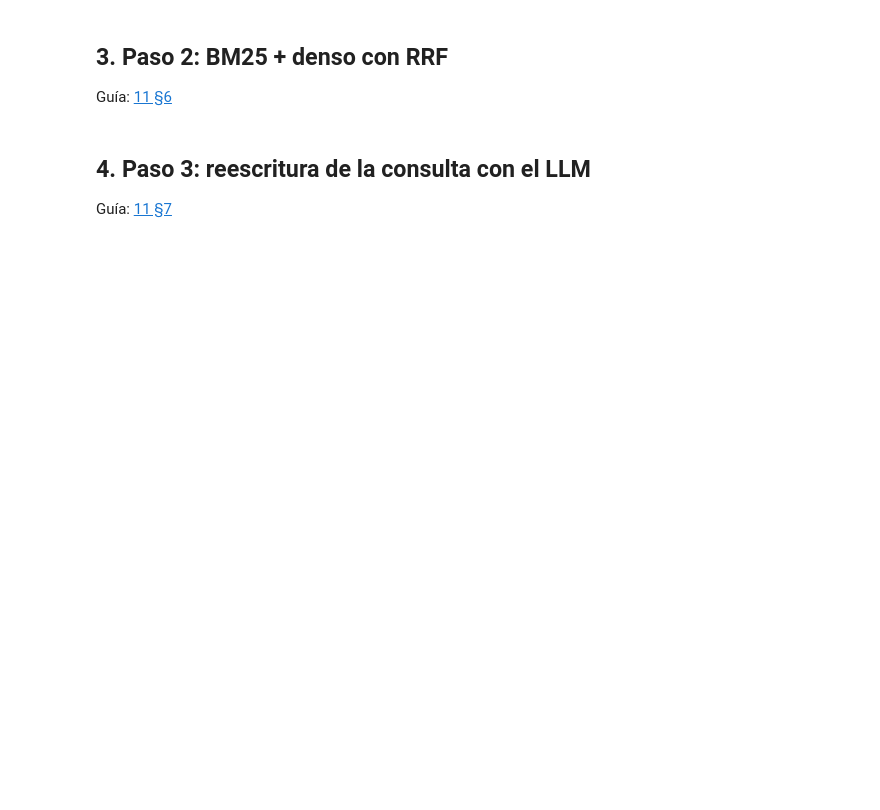
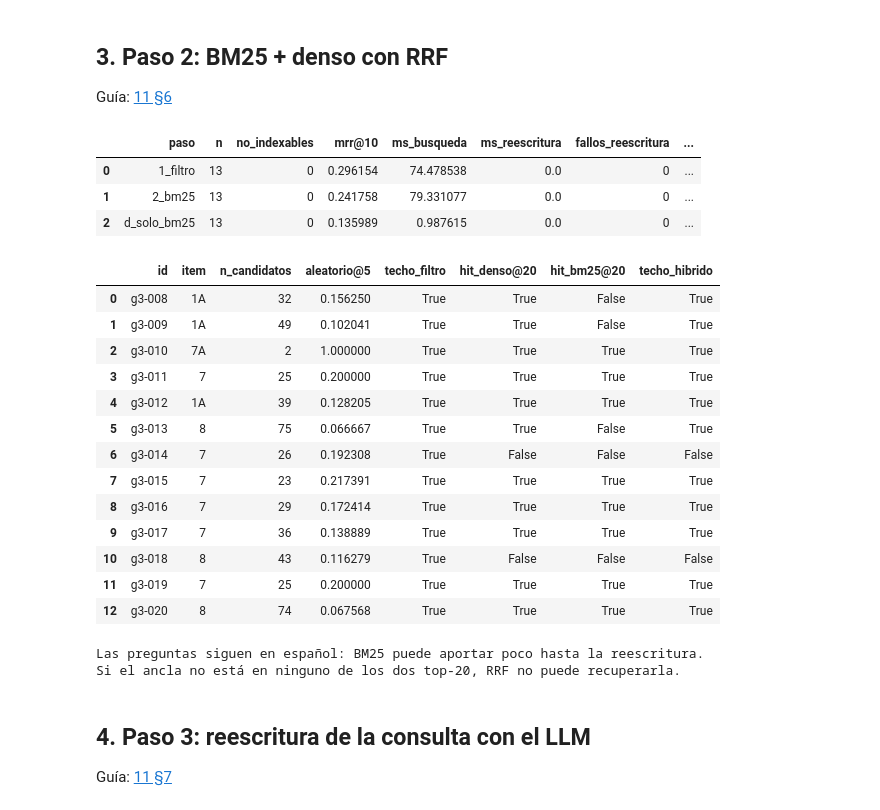
Before and after one commit to Romequinco/10k-financial-agent, a Jupyter notebook: notebooks/05_mejora_retrieval.ipynb, the cells around one changed output. Saved outputs shown, nothing was run; the diff lists cells and outputs as text; code cells hidden in the pictures; blank space fills up the shorter version.

```diff
--- a/notebooks/05_mejora_retrieval.ipynb
+++ b/notebooks/05_mejora_retrieval.ipynb
@@ -30,4 +100,22 @@ Guía: [11 §3–§4](../docs/11_skill_mejora_retrieval.md)
 
 Guía: [11 §5](../docs/11_skill_mejora_retrieval.md)
 # %%
-# TODO: ticker, fiscal_year e item
+# Los filtros oráculo vienen del golden: miden el potencial del filtro,
+# no la capacidad del agente de inferir empresa, ejercicio y sección.
+paso1 = evaluacion.medir_retrieval(golden, "1_filtro", DIRECTORIO,
+                                  reutilizar=REUTILIZAR_RANKINGS)
+display(pd.DataFrame([
+    {"paso": "0_denso", **evaluacion.resumir_retrieval(paso0, golden)},
+    {"paso": "1_filtro", **evaluacion.resumir_retrieval(paso1, golden)},
+]))
+meta = retrieval._leer_metadatos_cache()
+candidatos = pd.DataFrame([
+    {"id": p["id"], **evaluacion.filtros_oraculo(p),
+     "n_candidatos": len(retrieval.candidatos(**evaluacion.filtros_oraculo(p)))}
+    for p in con_ancla
+])
+candidatos["aleatorio@5"] = candidatos["n_candidatos"].map(
+    lambda n: min(1, 5 / n) if n else 0)
+display(candidatos)
+print("Con búsqueda exacta, filtrar antes o después de ordenar TODO da el mismo top-k.")
+print("El filtro sí debe preceder al recorte top-20 del híbrido.")
@@ -36,7 +144,47 @@ Guía: [11 §5](../docs/11_skill_mejora_retrieval.md)
 
 Guía: [11 §6](../docs/11_skill_mejora_retrieval.md)
 # %%
-# TODO: retrieval.buscar_bm25 y retrieval.fusionar_rrf
+# BM25 usa IDF global, la misma tokenización en corpus y consultas,
+# y descarta puntuaciones <= 0. RRF combina posiciones con pesos iguales.
+paso2 = evaluacion.medir_retrieval(golden, "2_bm25", DIRECTORIO,
+                                  reutilizar=REUTILIZAR_RANKINGS)
+solo_bm25 = evaluacion.medir_retrieval(golden, "d_solo_bm25", DIRECTORIO,
+                                       reutilizar=REUTILIZAR_RANKINGS)
+display(pd.DataFrame([
+    {"paso": "1_filtro", **evaluacion.resumir_retrieval(paso1, golden)},
+    {"paso": "2_bm25", **evaluacion.resumir_retrieval(paso2, golden)},
+    {"paso": "d_solo_bm25", **evaluacion.resumir_retrieval(solo_bm25, golden)},
+]))
+ruta_techos = DIRECTORIO / "techos.jsonl"
+if REUTILIZAR_RANKINGS and ruta_techos.is_file():
+    techos = evaluacion.cargar_golden(ruta_techos)
+else:
+    techos = evaluacion.techos_retrieval(golden)
+    evaluacion.guardar_golden(techos, ruta_techos)
+display(pd.DataFrame(techos))
+print("Las preguntas siguen en español: BM25 puede aportar poco hasta la reescritura.")
+print("Si el ancla no está en ninguno de los dos top-20, RRF no puede recuperarla.")
+# %% [output]
+|  | paso | n | no_indexables | mrr@10 | ms_busqueda | ms_reescritura | fallos_reescritura | ... |
+| 0 | 1_filtro | 13 | 0 | 0.296154 | 74.478538 | 0.0 | 0 | ... |
+| 1 | 2_bm25 | 13 | 0 | 0.241758 | 79.331077 | 0.0 | 0 | ... |
+| 2 | d_solo_bm25 | 13 | 0 | 0.135989 | 0.987615 | 0.0 | 0 | ... |
+|  | id | item | n_candidatos | aleatorio@5 | techo_filtro | hit_denso@20 | hit_bm25@20 | techo_hibrido |
+| 0 | g3-008 | 1A | 32 | 0.156250 | True | True | False | True |
+| 1 | g3-009 | 1A | 49 | 0.102041 | True | True | False | True |
+| 2 | g3-010 | 7A | 2 | 1.000000 | True | True | True | True |
+| 3 | g3-011 | 7 | 25 | 0.200000 | True | True | True | True |
+| 4 | g3-012 | 1A | 39 | 0.128205 | True | True | True | True |
+| 5 | g3-013 | 8 | 75 | 0.066667 | True | True | False | True |
+| 6 | g3-014 | 7 | 26 | 0.192308 | True | False | False | False |
+| 7 | g3-015 | 7 | 23 | 0.217391 | True | True | True | True |
+| 8 | g3-016 | 7 | 29 | 0.172414 | True | True | True | True |
+| 9 | g3-017 | 7 | 36 | 0.138889 | True | True | True | True |
+| 10 | g3-018 | 8 | 43 | 0.116279 | True | False | False | False |
+| 11 | g3-019 | 7 | 25 | 0.200000 | True | True | True | True |
+| 12 | g3-020 | 8 | 74 | 0.067568 | True | True | True | True |
+Las preguntas siguen en español: BM25 puede aportar poco hasta la reescritura.
+Si el ancla no está en ninguno de los dos top-20, RRF no puede recuperarla.
 # %% [markdown]
 ## 4. Paso 3: reescritura de la consulta con el LLM
 
```
Also changed, not shown: parts of 20 cells of this notebook, 51 other files.
